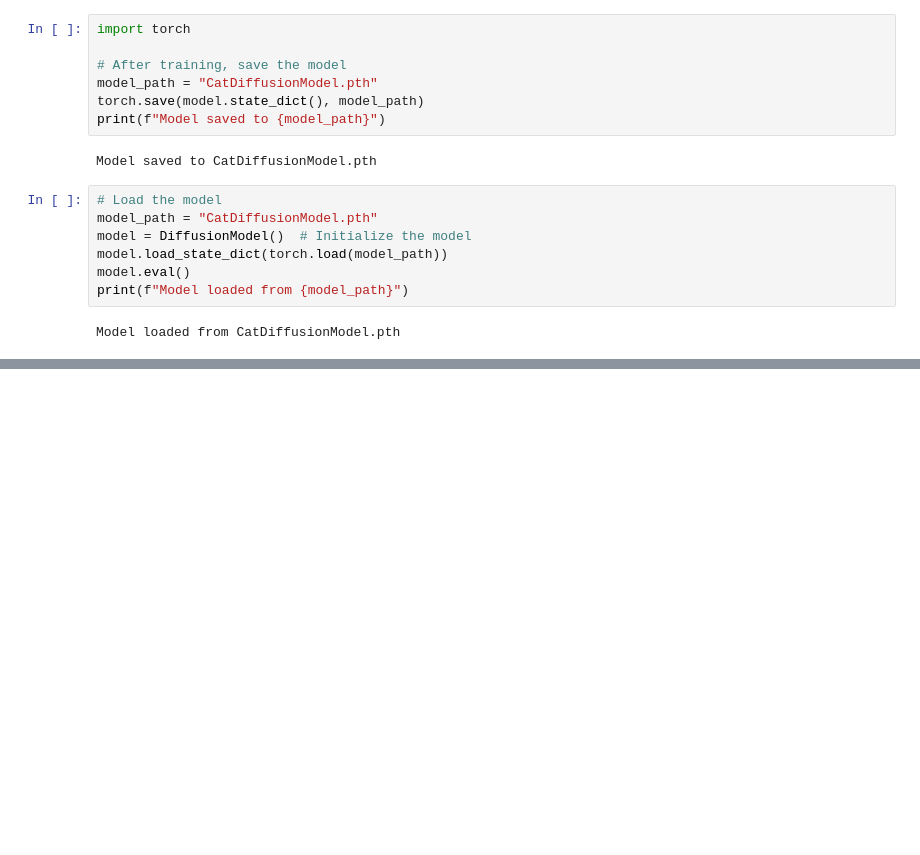
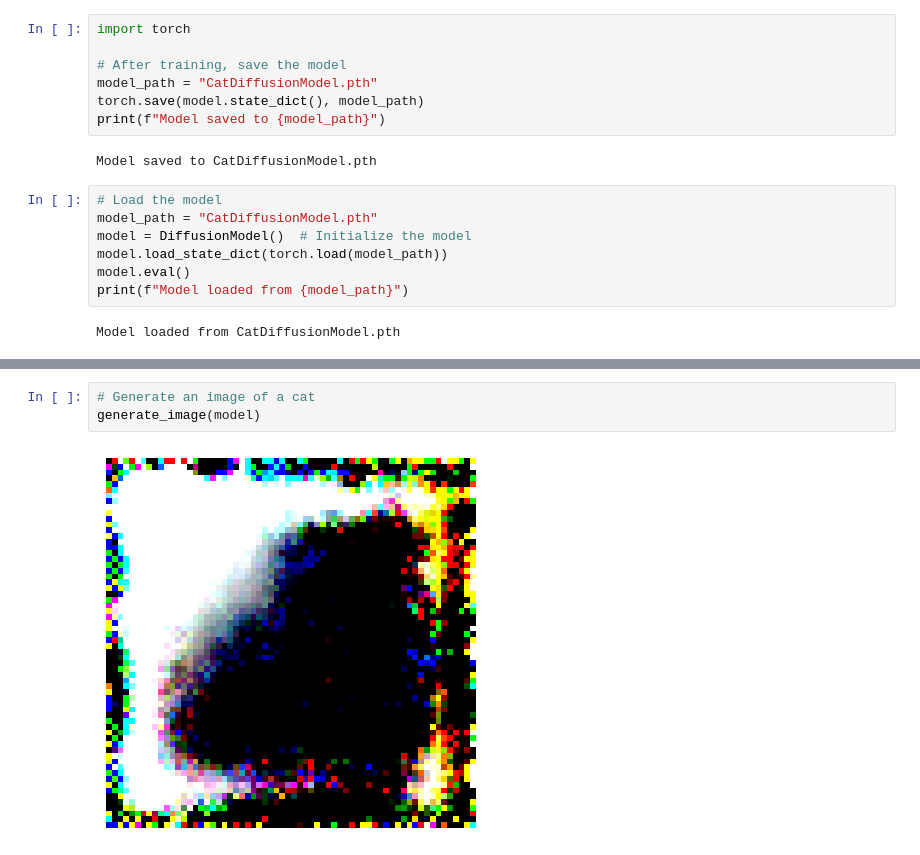
Before and after one commit to ome-rx/Cat-Image-Generator-Codes, a Jupyter notebook: CatDiffusionModel.ipynb, the cells around one changed output, grey strips where cells are left out. Cells and saved outputs as stored; diff of their text form; blank space fills up the shorter version.

```diff
--- a/CatDiffusionModel.ipynb
+++ b/CatDiffusionModel.ipynb
@@ -225,0 +257,5 @@ Model loaded from CatDiffusionModel.pth
+# %%
+# Generate an image of a cat
+generate_image(model)
+# %% [output]
+[figure, added]
```
Also changed, not shown: parts of 5 cells of this notebook.
